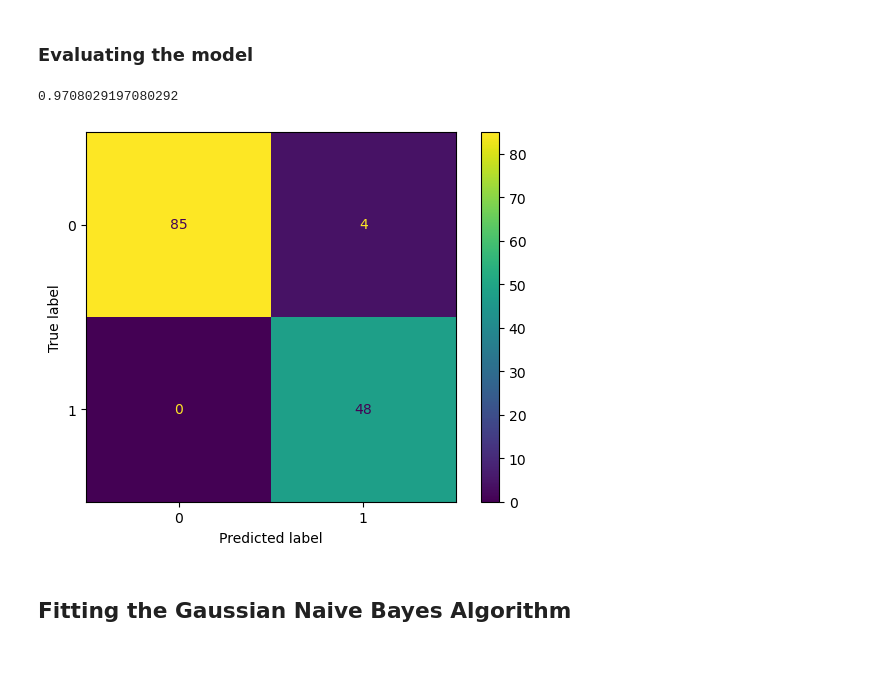
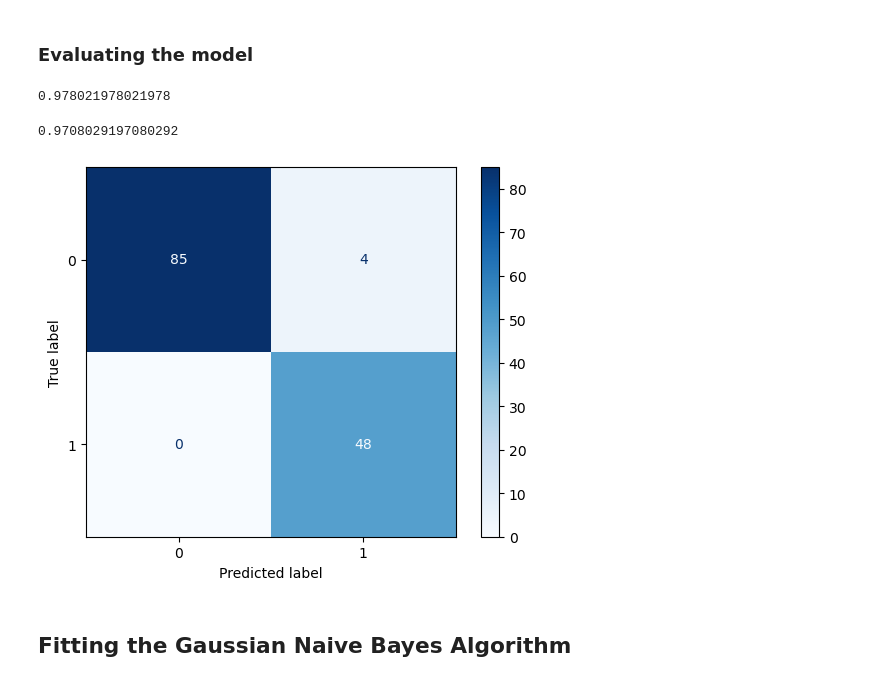
Before and after one commit to ErfanRasti/MachineLearningProjects, a Jupyter notebook: BayesianLearning/BreastCancerClassification.ipynb, the cells around one changed output. Saved outputs shown, nothing was run; the diff lists cells and outputs as text; code cells hidden in the pictures.

```diff
--- a/BayesianLearning/BreastCancerClassification.ipynb
+++ b/BayesianLearning/BreastCancerClassification.ipynb
@@ -68,6 +67,10 @@ nb_model.fit(train_data, train_labels)
 CategoricalNB()
 # %% [markdown]
 ### Evaluating the model
+# %%
+nb_model.score(train_data, train_labels)
+# %% [output]
+0.978021978021978
 # %%
 nb_model.score(test_data, test_labels)
 # %% [output]
@@ -75,13 +78,13 @@ nb_model.score(test_data, test_labels)
 # %%
 test_labels_pred = nb_model.predict(test_data)
 
 cm_test = confusion_matrix(test_labels, test_labels_pred)
 cm_disp = ConfusionMatrixDisplay(confusion_matrix=cm_test,
                                  display_labels=nb_model.classes_)
-cm_disp.plot()
+cm_disp.plot(cmap=plt.cm.Blues)
 plt.show()
 # %% [output]
-[figure, old version]
+[figure, new version]
 # %% [markdown]
 ## Fitting the Gaussian Naive Bayes Algorithm
 # %%
```
Also changed, not shown: parts of 3 cells of this notebook, 3 other files.
